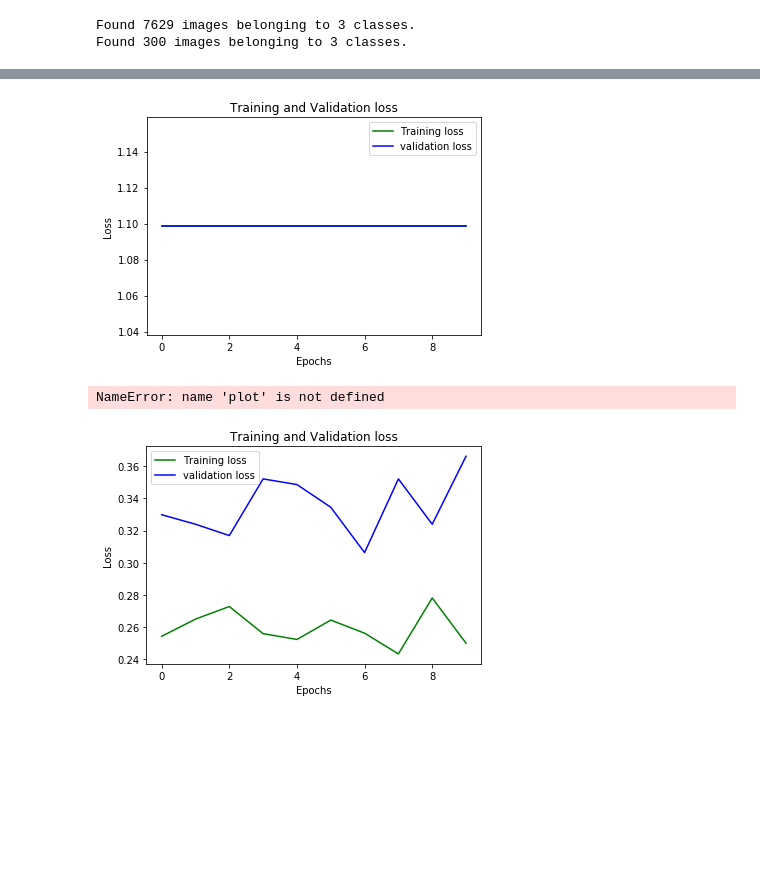
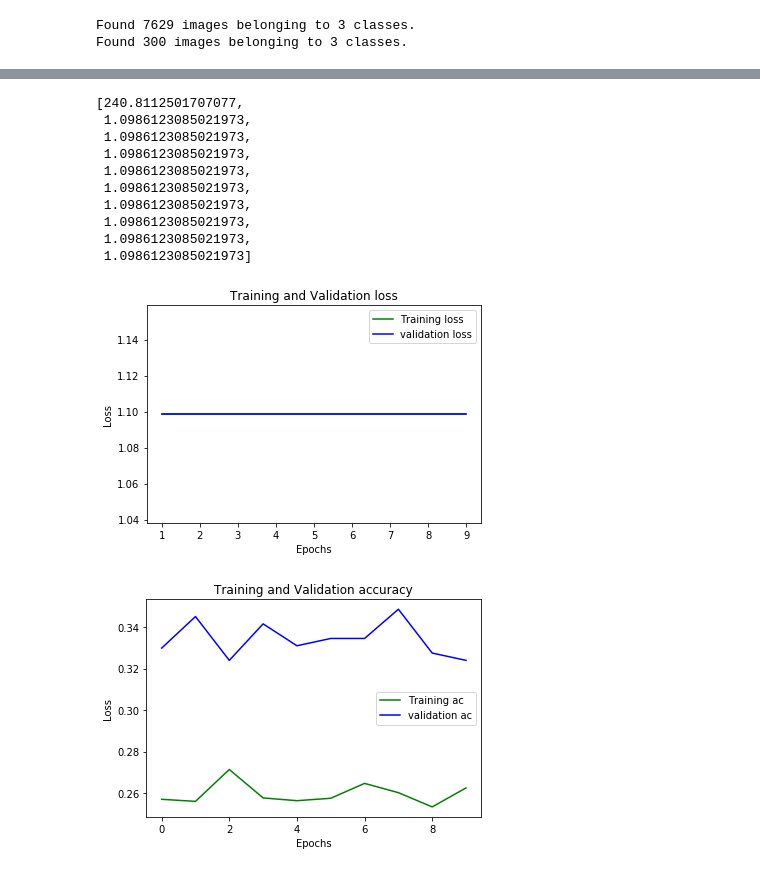
Before and after one commit to NicolasPrr/inteligentesv1, a Jupyter notebook: VGG.ipynb, the cells around one changed output, grey strips where cells are left out. Drawn from its saved outputs; the diff is of its cells as text; code cells hidden in the pictures; blank space fills up the shorter version.

Commit message:
images

```diff
--- a/VGG.ipynb
+++ b/VGG.ipynb
@@ -85,7 +85,7 @@ train_dir = 'data/train'
 dev_dir = 'data/dev'
 test_dir = ' data/test'
 batch_size = 16
-nb_train_samples = 2000
+nb_train_samples = 6000
 epochs = 10
 steps = nb_train_samples // batch_size
 width, height = 306, 306
@@ -162,30 +162,43 @@ Epoch 10/10
 # %%
 history.history['loss']
+# %% [output]
+[240.8112501707077,
+ 1.0986123085021973,
+ 1.0986123085021973,
+ 1.0986123085021973,
+ 1.0986123085021973,
+ 1.0986123085021973,
+ 1.0986123085021973,
+ 1.0986123085021973,
+ 1.0986123085021973,
+ 1.0986123085021973]
 # %%
 import matplotlib.pyplot as plt
 loss_train = history.history['loss']
 loss_val = history.history['val_loss']
-plt.plot(range(0,epochs), loss_train, 'g', label='Training loss')
-plt.plot(range(0,epochs), loss_val, 'b', label='validation loss')
+img = plt.gcf()
+plt.plot(range(1,epochs), loss_train[1:], 'g', label='Training loss')
+plt.plot(range(1,epochs), loss_val[1:], 'b', label='validation loss')
 plt.title('Training and Validation loss')
 plt.xlabel('Epochs')
 plt.ylabel('Loss')
 plt.legend()
 plt.show()
-plot.savefig('VGG/images/training_lost.png')
+img.savefig('VGGimages/training_loss2.png')
 # %% [output]
-[figure, old version]
+[figure, new version]
-NameError: name 'plot' is not defined
 # %%
 import matplotlib.pyplot as plt
-loss_train = history.history['accuracy']
-loss_val = history.history['val_accuracy']
-plt.plot(range(0,epochs), loss_train, 'g', label='Training loss')
-plt.plot(range(0,epochs), loss_val, 'b', label='validation loss')
-plt.title('Training and Validation loss')
+acc_train = history.history['accuracy']
+acc_val = history.history['val_accuracy']
+img = plt.gcf()
+plt.plot(range(0,epochs), acc_train, 'g', label='Training ac')
+plt.plot(range(0,epochs), acc_val, 'b', label='validation ac')
+plt.title('Training and Validation accuracy')
 plt.xlabel('Epochs')
 plt.ylabel('Loss')
 plt.legend()
 plt.show()
+img.savefig('VGGimages/accuracy2.png')
 # %% [output]
-[figure, old version]
+[figure, new version]
```
Also changed, not shown: parts of 1 cell of this notebook, 5 other files.
